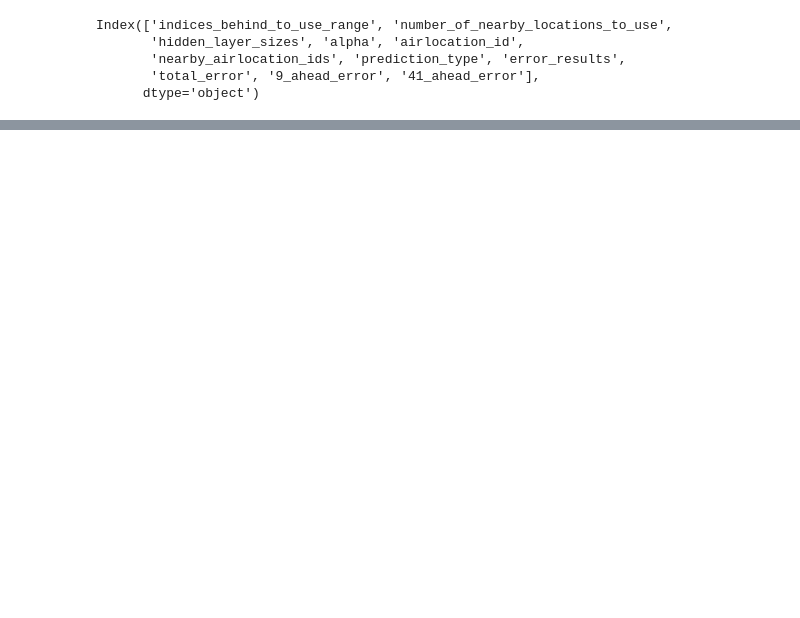
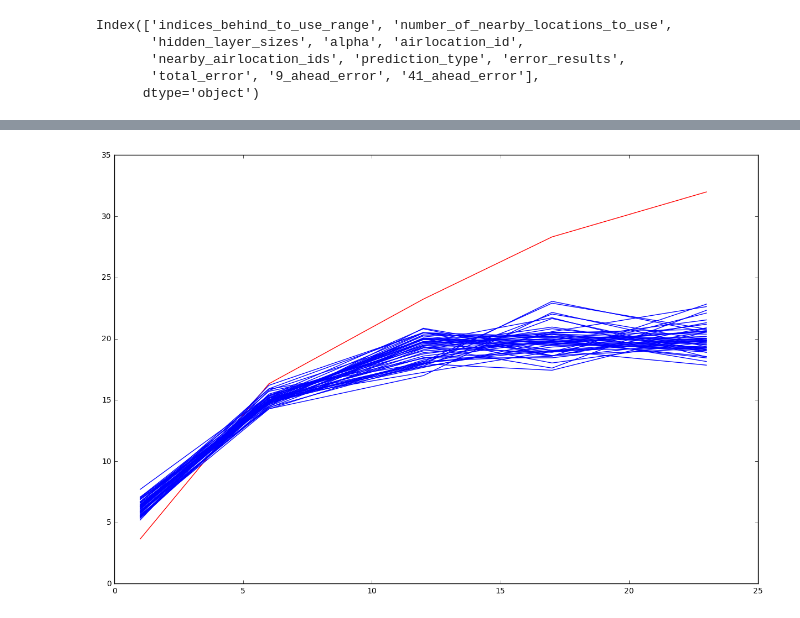
Before and after one commit to curiousest/predict-AQI, a Jupyter notebook: predict_aqi/notebooks/hyperparameter_optimization_graphs.ipynb, the cells around one changed output, grey strips where cells are left out. Saved outputs shown, nothing was run; the diff lists cells and outputs as text; code cells hidden in the pictures; blank space fills up the shorter version.

```diff
--- a/predict_aqi/notebooks/hyperparameter_optimization_graphs.ipynb
+++ b/predict_aqi/notebooks/hyperparameter_optimization_graphs.ipynb
@@ -133,22 +133,25 @@ for id, top_10 in top_10s:
 # %%
 indices_ahead_to_predict_range = range(2, 49, 11)
 
 plt.figure(figsize=(15, 10))
 plt.axis([0.0, 25.0, 0.0, 35.0])
 baseline_error_dict = dfs[0][1].iloc[1680]['error_results']
 baseline_error_dict = json.loads(baseline_error_dict.replace("'", '"'))
 
 plt.plot(
     [h // 2 for h in indices_ahead_to_predict_range],
     [baseline_error_dict['{}_ahead'.format(i)] for i in indices_ahead_to_predict_range],
     label="baseline model prediction error",
     color="Red"
 )
-for row in top_10s[0][1]:
-    error_dict = row['error_results']
+
+for row in top_50s[0][1].iterrows():
+    error_dict = row[1][7]
     error_dict = json.loads(error_dict.replace("'", '"'))
     plt.plot(
         [h // 2 for h in indices_ahead_to_predict_range],
         [error_dict['{}_ahead'.format(i)] for i in indices_ahead_to_predict_range],
         color="Blue"
     )
+# %% [output]
+[figure, added]
```
Also changed, not shown: parts of 2 cells of this notebook, 3 other files.
